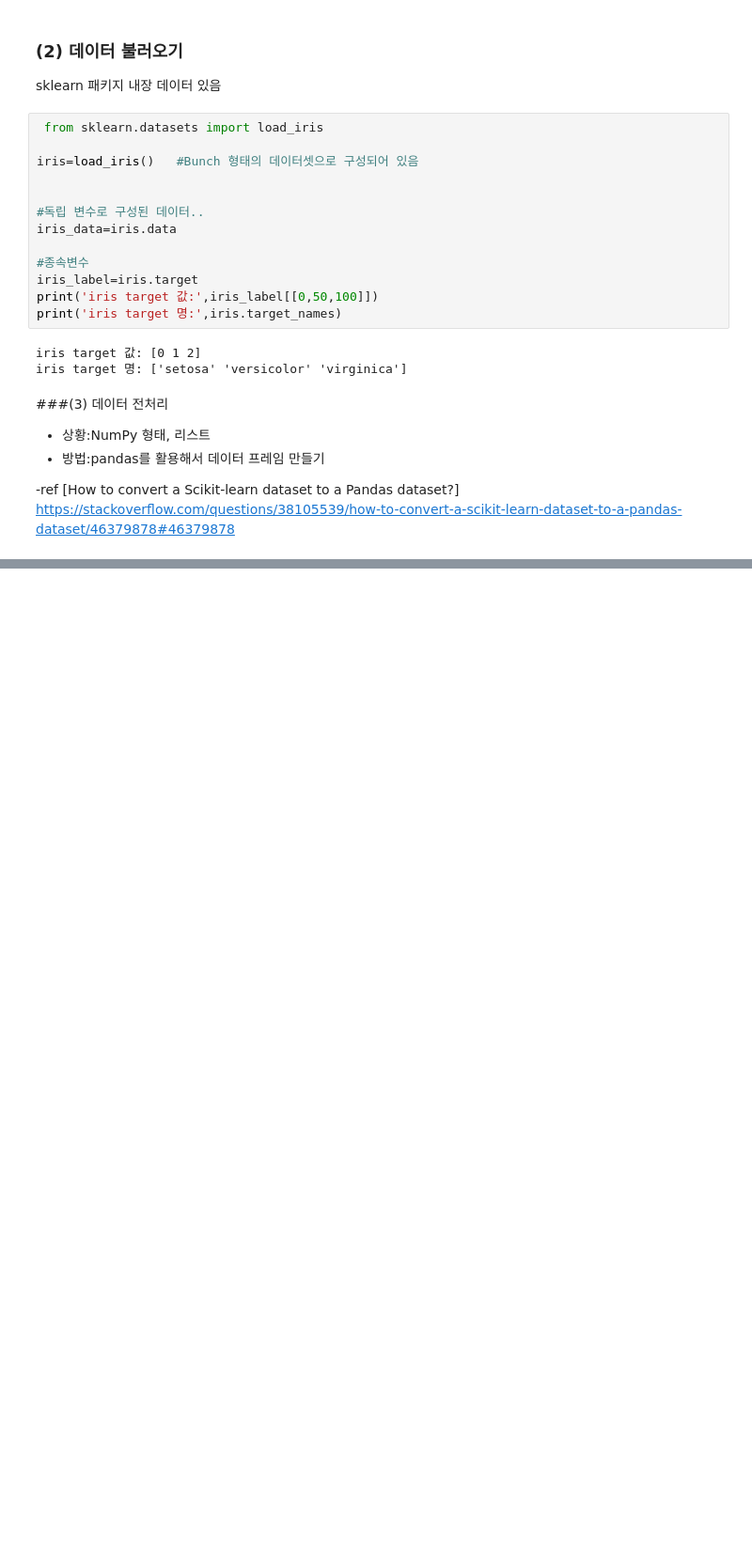
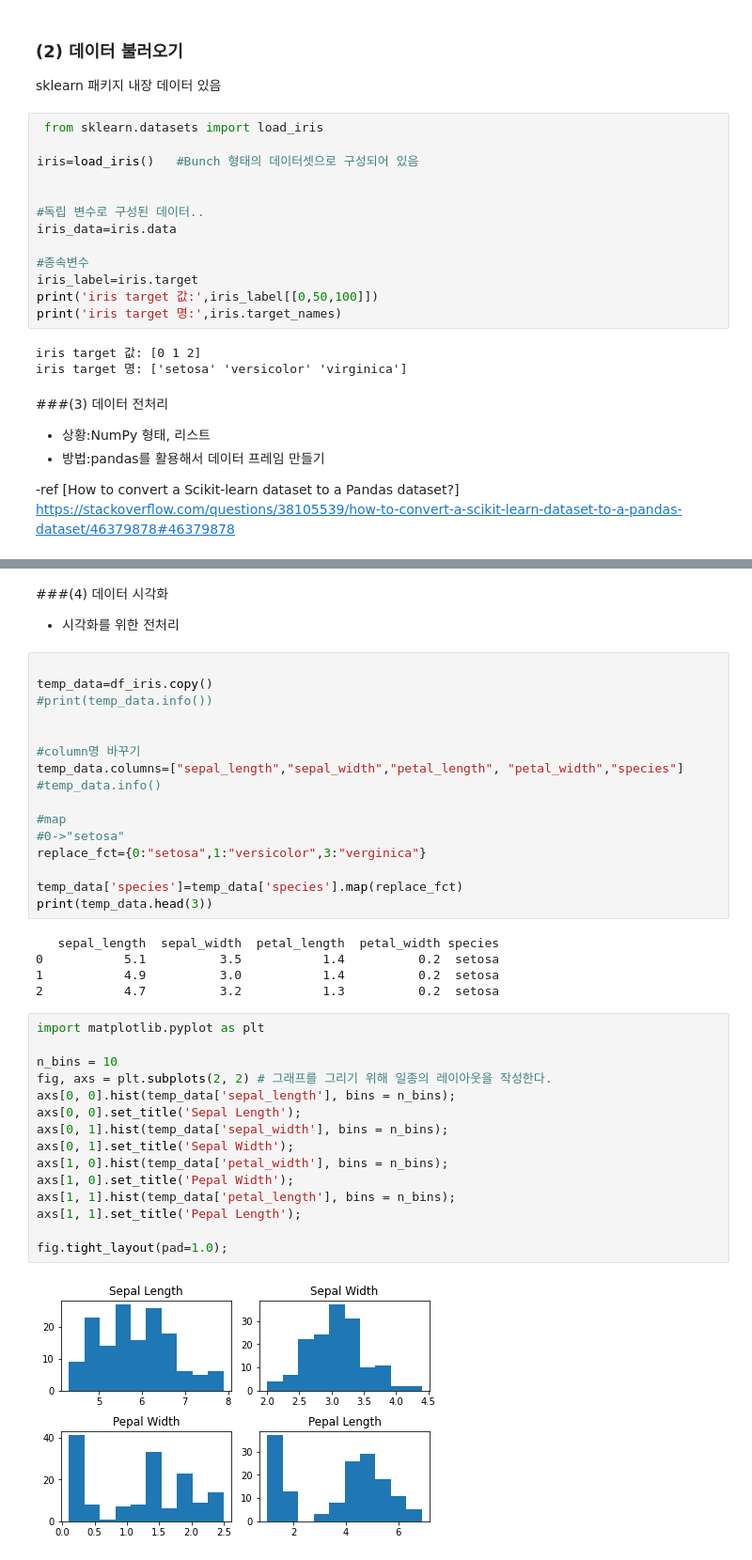
Before and after one commit to ane0526/data_123, a Jupyter notebook: 200818.ipynb, the cells around one changed output, grey strips where cells are left out. Shown at 94% size. Cells and saved outputs as stored; diff of their text form; blank space fills up the shorter version.

```diff
--- a/200818.ipynb
+++ b/200818.ipynb
@@ -70,0 +64,42 @@ df_iris
+# %% [markdown]
+###(4) 데이터 시각화
+
+*   시각화를 위한 전처리
+# %%
+
+temp_data=df_iris.copy()
+#print(temp_data.info())
+
+
+#column명 바꾸기
+temp_data.columns=["sepal_length","sepal_width","petal_length", "petal_width","species"]
+#temp_data.info()
+
+#map
+#0->"setosa"
+replace_fct={0:"setosa",1:"versicolor",3:"verginica"}
+
+temp_data['species']=temp_data['species'].map(replace_fct)
+print(temp_data.head(3))
+# %% [output]
+   sepal_length  sepal_width  petal_length  petal_width species
+0           5.1          3.5           1.4          0.2  setosa
+1           4.9          3.0           1.4          0.2  setosa
+2           4.7          3.2           1.3          0.2  setosa
+# %%
+import matplotlib.pyplot as plt
+
+n_bins = 10
+fig, axs = plt.subplots(2, 2) # 그래프를 그리기 위해 일종의 레이아웃을 작성한다.
+axs[0, 0].hist(temp_data['sepal_length'], bins = n_bins);
+axs[0, 0].set_title('Sepal Length');
+axs[0, 1].hist(temp_data['sepal_width'], bins = n_bins);
+axs[0, 1].set_title('Sepal Width');
+axs[1, 0].hist(temp_data['petal_width'], bins = n_bins);
+axs[1, 0].set_title('Pepal Width');
+axs[1, 1].hist(temp_data['petal_length'], bins = n_bins);
+axs[1, 1].set_title('Pepal Length');
+
+fig.tight_layout(pad=1.0);
+# %% [output]
+[figure, added]
```
Also changed, not shown: parts of 11 cells of this notebook.
